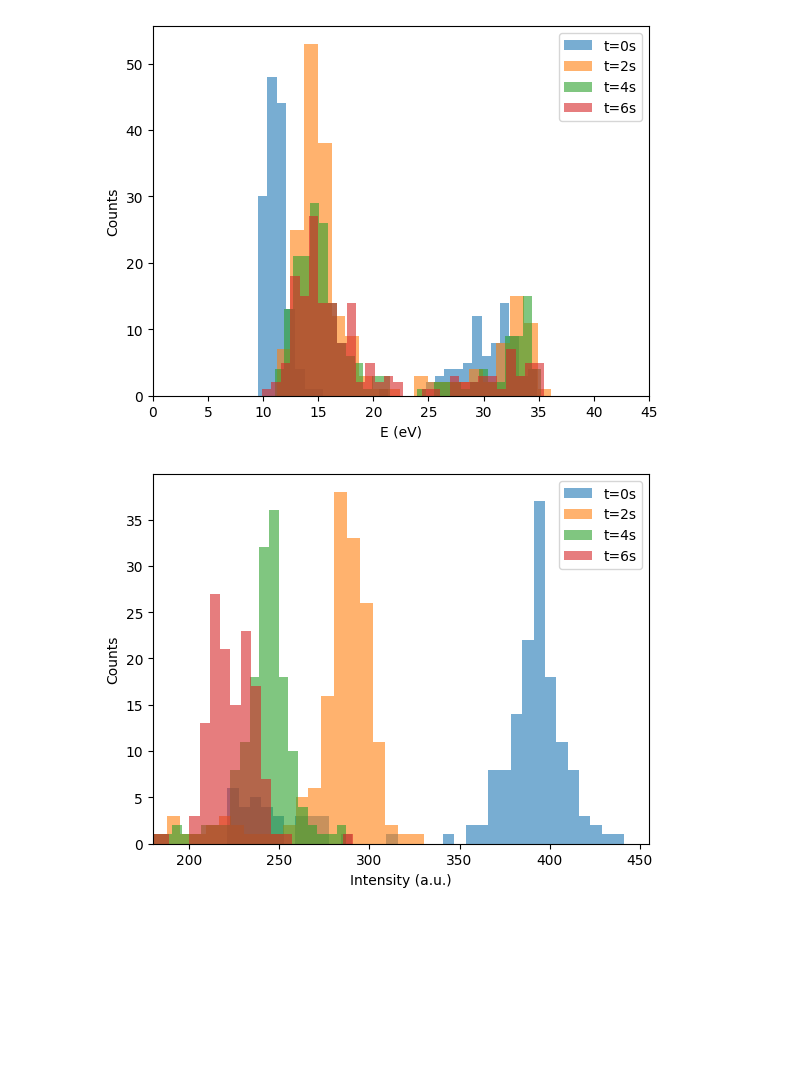
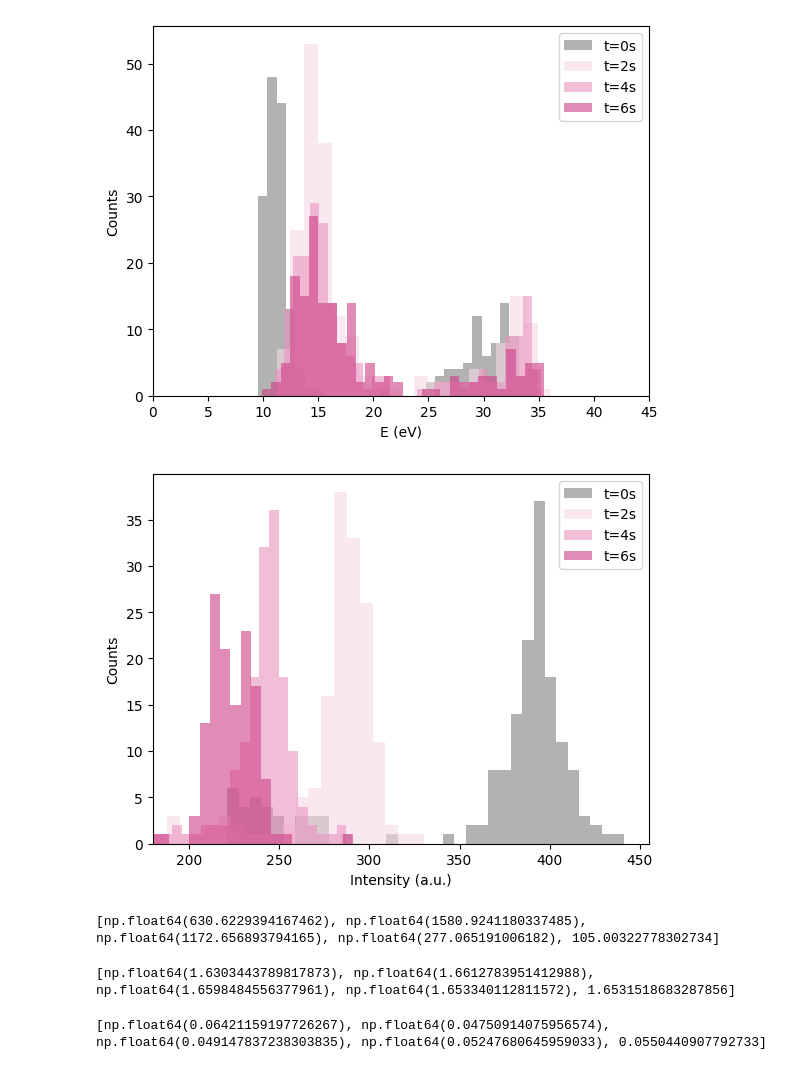
Before and after one commit to weronika-coder/praca_inzynierska, a Jupyter notebook: analiza/próbka1/analiza.ipynb, the cells around one changed output. Drawn from its saved outputs; the diff is of its cells as text; code cells hidden in the pictures; blank space fills up the shorter version.

```diff
--- a/analiza/próbka1/analiza.ipynb
+++ b/analiza/próbka1/analiza.ipynb
@@ -65,10 +85,10 @@ centers_Raman_E_8s, fwhms_Raman_E_8s, intensities_Raman_E_8s =fitLorentz((rs_Ram
 # %%
-#dopasowanie A
-centers_Raman_A_0s, fwhms_Raman_A_0s, intensities_Raman_A_0s = lorentz2map(rs_Raman_0s, I_Raman_0s, xmin=255, xmax=265)
-centers_Raman_A_2s, fwhms_Raman_A_2s, intensities_Raman_A_2s = lorentz2map(rs_Raman_2s, I_Raman_2s, xmin=255, xmax=265)
-centers_Raman_A_4s, fwhms_Raman_A_4s, intensities_Raman_A_4s = lorentz2map(rs_Raman_4s, I_Raman_4s, xmin=255, xmax=265)
-centers_Raman_A_6s, fwhms_Raman_A_6s, intensities_Raman_A_6s = lorentz2map(rs_Raman_6s, I_Raman_6s,xmin=255, xmax=265)
+#dopasowanie piku 2LA(M)
+centers_Raman_LA_0s, fwhms_Raman_LA_0s, intensities_Raman_LA_0s = lorentz2map(rs_Raman_0s, I_Raman_0s, xmin=255, xmax=265)
+centers_Raman_LA_2s, fwhms_Raman_LA_2s, intensities_Raman_LA_2s = lorentz2map(rs_Raman_2s, I_Raman_2s, xmin=255, xmax=265)
+centers_Raman_LA_4s, fwhms_Raman_LA_4s, intensities_Raman_LA_4s = lorentz2map(rs_Raman_4s, I_Raman_4s, xmin=255, xmax=265)
+centers_Raman_LA_6s, fwhms_Raman_LA_6s, intensities_Raman_LA_6s = lorentz2map(rs_Raman_6s, I_Raman_6s,xmin=255, xmax=265)
 
-centers_Raman_A_8s, fwhms_Raman_A_8s, intensities_Raman_A_8s =fitLorentz((rs_Raman_8s, I_Raman_8s,255,265))
+centers_Raman_LA_8s, fwhms_Raman_LA_8s, intensities_Raman_LA_8s =fitLorentz((rs_Raman_8s, I_Raman_8s,255,265))
 # %%
 #histogramy pozycji piku PL
@@ -166,34 +183,34 @@ plt.savefig(sciezka/'histogram_pozycji_Raman_A.png')
 # %%
-#histogramy fwhm piku Raman A
-plt.hist(fwhms_Raman_A_0s, bins=30, label="t=0s", alpha=0.6)
-plt.hist(fwhms_Raman_A_2s, bins=150, label="t=2s", alpha=0.6)
-plt.hist(fwhms_Raman_A_4s, bins=30, label="t=4s", alpha=0.6)
-plt.hist(fwhms_Raman_A_6s, bins=30, label="t=6s", alpha=0.6)
+#histogramy fwhm piku Raman 2LA(M)
+plt.hist(fwhms_Raman_LA_0s, bins=30, label="t=0s", alpha=0.6, color='gray')
+plt.hist(fwhms_Raman_LA_2s, bins=150, label="t=2s", alpha=0.6,color='#F7D9E8')
+plt.hist(fwhms_Raman_LA_4s, bins=30, label="t=4s", alpha=0.6,color='#E993BE')
+plt.hist(fwhms_Raman_LA_6s, bins=30, label="t=6s", alpha=0.6,color="#CE4087")
 plt.xlabel(r"E (eV)")
 plt.ylabel("Counts")
 plt.legend()
 plt.xlim(0,45)
-plt.savefig(sciezka/'histogram_fwhm_Raman_A.png')
+plt.savefig(sciezka/'histogram_fwhm_Raman_LA.png')
 # %% [output]
-[figure, old version]
+[figure, new version]
 # %%
-#histogramy intensywności Raman A
+#histogramy intensywności Raman 2LA(M)
 
-maska = (intensities_Raman_A_0s >= 220) & (intensities_Raman_A_0s <= 450)
-intensities_Raman_A_0s = intensities_Raman_A_0s[maska]
+maska = (intensities_Raman_LA_0s >= 220) & (intensities_Raman_LA_0s <= 450)
+intensities_Raman_LA_0s = intensities_Raman_LA_0s[maska]
 
 
-plt.hist(intensities_Raman_A_0s, bins=35, label="t=0s", alpha=0.6)
-plt.hist(intensities_Raman_A_2s, bins=110, label="t=2s", alpha=0.6)
-plt.hist(intensities_Raman_A_4s, bins=50, label="t=4s", alpha=0.6)
-plt.hist(intensities_Raman_A_6s, bins=50, label="t=6s", alpha=0.6)
+plt.hist(intensities_Raman_LA_0s, bins=35, label="t=0s", alpha=0.6, color='gray')
+plt.hist(intensities_Raman_LA_2s, bins=110, label="t=2s", alpha=0.6,color='#F7D9E8')
+plt.hist(intensities_Raman_LA_4s, bins=50, label="t=4s", alpha=0.6,color='#E993BE')
+plt.hist(intensities_Raman_LA_6s, bins=50, label="t=6s", alpha=0.6,color="#CE4087")
 plt.xlabel(r"Intensity (a.u.)")
 plt.ylabel("Counts")
 plt.legend()
 plt.xlim(180,455)
-plt.savefig(sciezka/'histogram_intensywnosci_Raman_A.png')
+plt.savefig(sciezka/'histogram_intensywnosci_Raman_LA.png')
 # %% [output]
-[figure, old version]
+[figure, new version]
 # %%
 intensity_PL_mean_1=[np.mean(intensities_PL_0s),np.mean(intensities_PL_2s),np.mean(intensities_PL_4s),np.mean(intensities_PL_6s),intensities_PL_8s]
 centers_PL_mean_1=[np.mean(centers_PL_0s),np.mean(centers_PL_2s),np.mean(centers_PL_4s),np.mean(centers_PL_6s),centers_PL_8s]
@@ -209 +226,13 @@ fwhms_Raman_A_mean_1=[np.mean(fwhms_Raman_A_0s),np.mean(fwhms_Raman_A_2s),np.mea
+# %%
+print(intensity_PL_mean_1)
+# %% [output]
+[np.float64(630.6229394167462), np.float64(1580.9241180337485), np.float64(1172.656893794165), np.float64(277.065191006182), 105.00322778302734]
+# %%
+print(centers_PL_mean_1)
+# %% [output]
+[np.float64(1.6303443789817873), np.float64(1.6612783951412988), np.float64(1.6598484556377961), np.float64(1.653340112811572), 1.6531518683287856]
+# %%
+print(fwhms_PL_mean_1)
+# %% [output]
+[np.float64(0.06421159197726267), np.float64(0.04750914075956574), np.float64(0.049147837238303835), np.float64(0.05247680645959033), 0.0550440907792733]
 # %%
```
Also changed, not shown: parts of 19 cells of this notebook, 32 other files.
